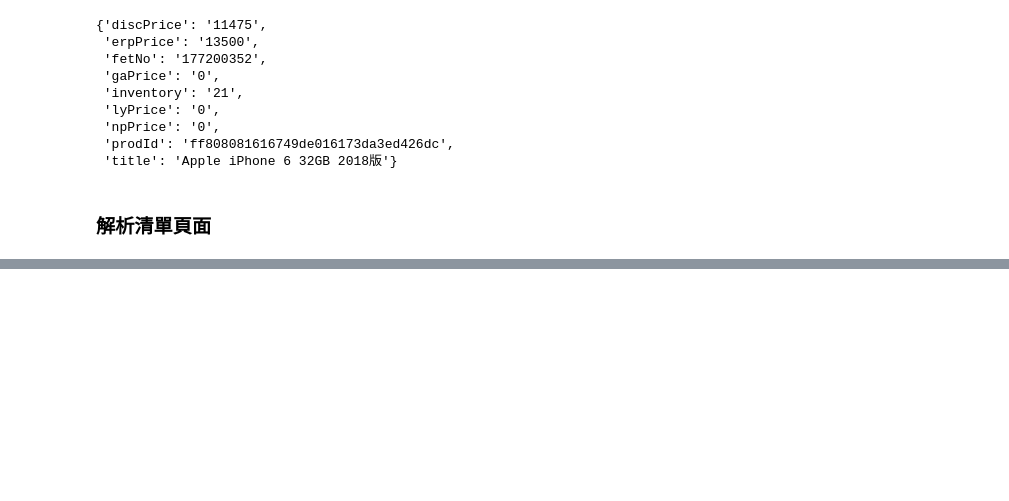
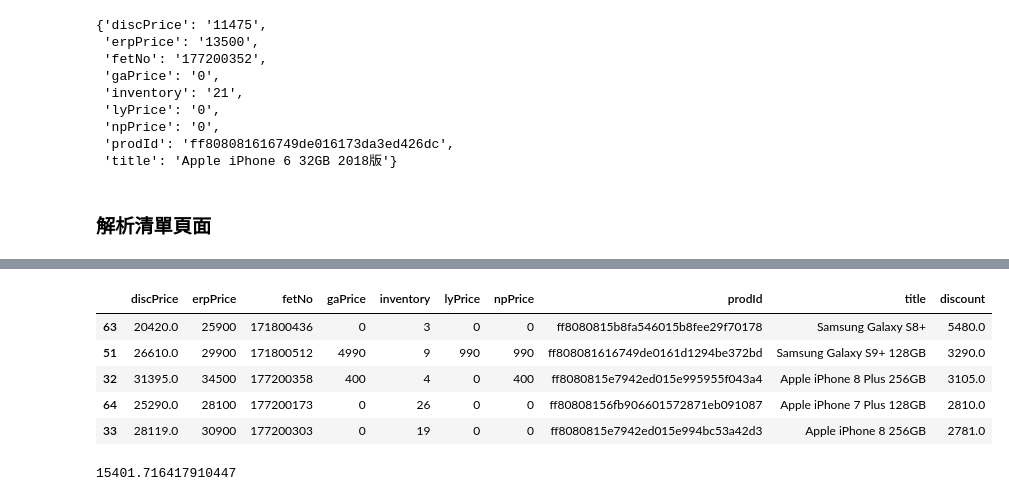
Before and after one commit to ywchiu/fetnetpy, a Jupyter notebook: Demo20180914.ipynb, the cells around one changed output, grey strips where cells are left out. Saved outputs shown, nothing was run; the diff lists cells and outputs as text; code cells hidden in the pictures; blank space fills up the shorter version.

```diff
--- a/Demo20180914.ipynb
+++ b/Demo20180914.ipynb
@@ -615,0 +600,3 @@ products
+# %%
+import pandas
+productdf = pandas.DataFrame(products)
@@ -615,0 +620,8 @@ products
+# %%
+productdf['npPrice'] = productdf['npPrice'].astype(int)
+
+productdf['lyPrice'] = productdf['lyPrice'].astype(int)
+productdf['inventory'] = productdf['inventory'].astype(int)
+productdf['gaPrice'] = productdf['gaPrice'].astype(int)
+productdf['discPrice'] = productdf['discPrice'].astype(float)
+productdf['erpPrice'] = productdf['erpPrice'].astype(int)
@@ -615,0 +638,15 @@ products
+# %%
+productdf['discount'] = productdf['erpPrice'] - productdf['discPrice']
+# %%
+productdf.sort_values('discount', ascending=False).head()
+# %% [output]
+|  | discPrice | erpPrice | fetNo | gaPrice | inventory | lyPrice | npPrice | prodId | title | discount |
+| 63 | 20420.0 | 25900 | 171800436 | 0 | 3 | 0 | 0 | ff8080815b8fa546015b8fee29f70178 | Samsung Galaxy S8+ | 5480.0 |
+| 51 | 26610.0 | 29900 | 171800512 | 4990 | 9 | 990 | 990 | ff808081616749de0161d1294be372bd | Samsung Galaxy S9+ 128GB | 3290.0 |
+| 32 | 31395.0 | 34500 | 177200358 | 400 | 4 | 0 | 400 | ff8080815e7942ed015e995955f043a4 | Apple iPhone 8 Plus 256GB | 3105.0 |
+| 64 | 25290.0 | 28100 | 177200173 | 0 | 26 | 0 | 0 | ff80808156fb906601572871eb091087 | Apple iPhone 7 Plus 128GB | 2810.0 |
+| 33 | 28119.0 | 30900 | 177200303 | 0 | 19 | 0 | 0 | ff8080815e7942ed015e994bc53a42d3 | Apple iPhone 8 256GB | 2781.0 |
+# %%
+productdf['erpPrice'].mean()
+# %% [output]
+15401.716417910447
```
Also changed, not shown: parts of 21 cells of this notebook.
